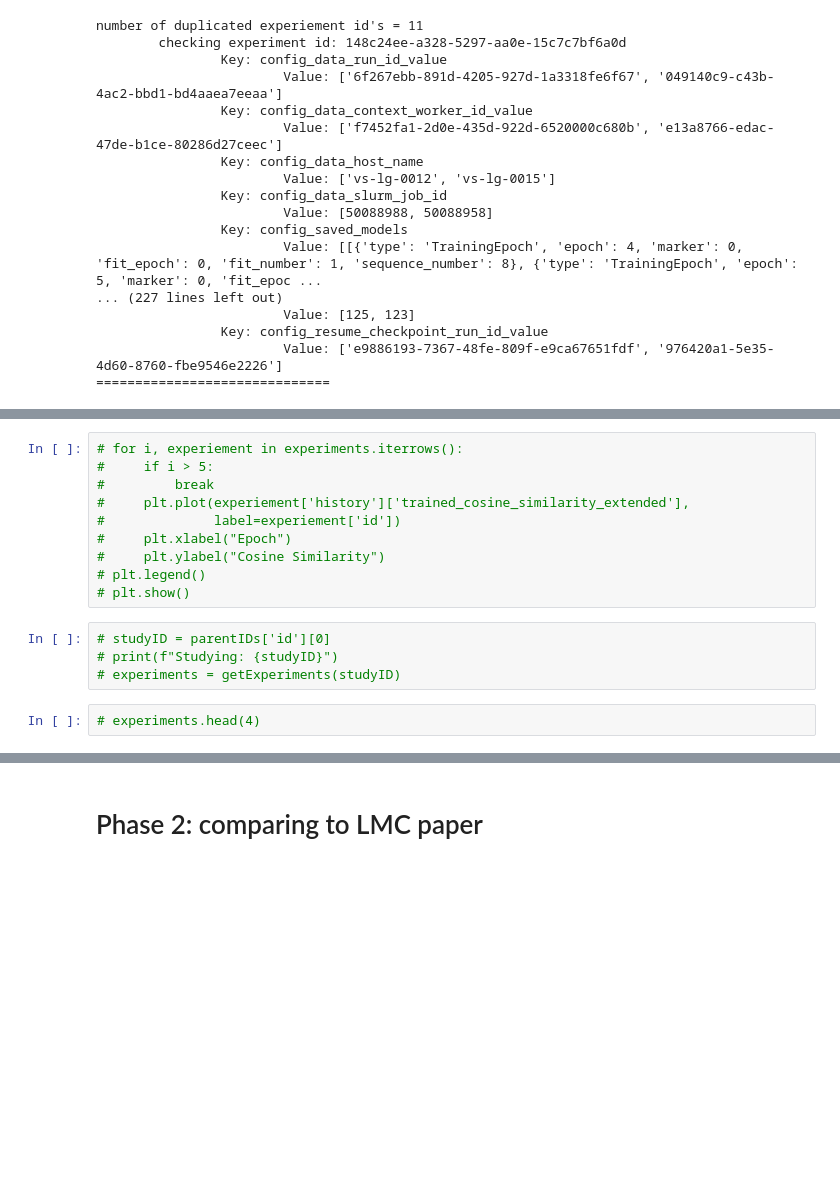
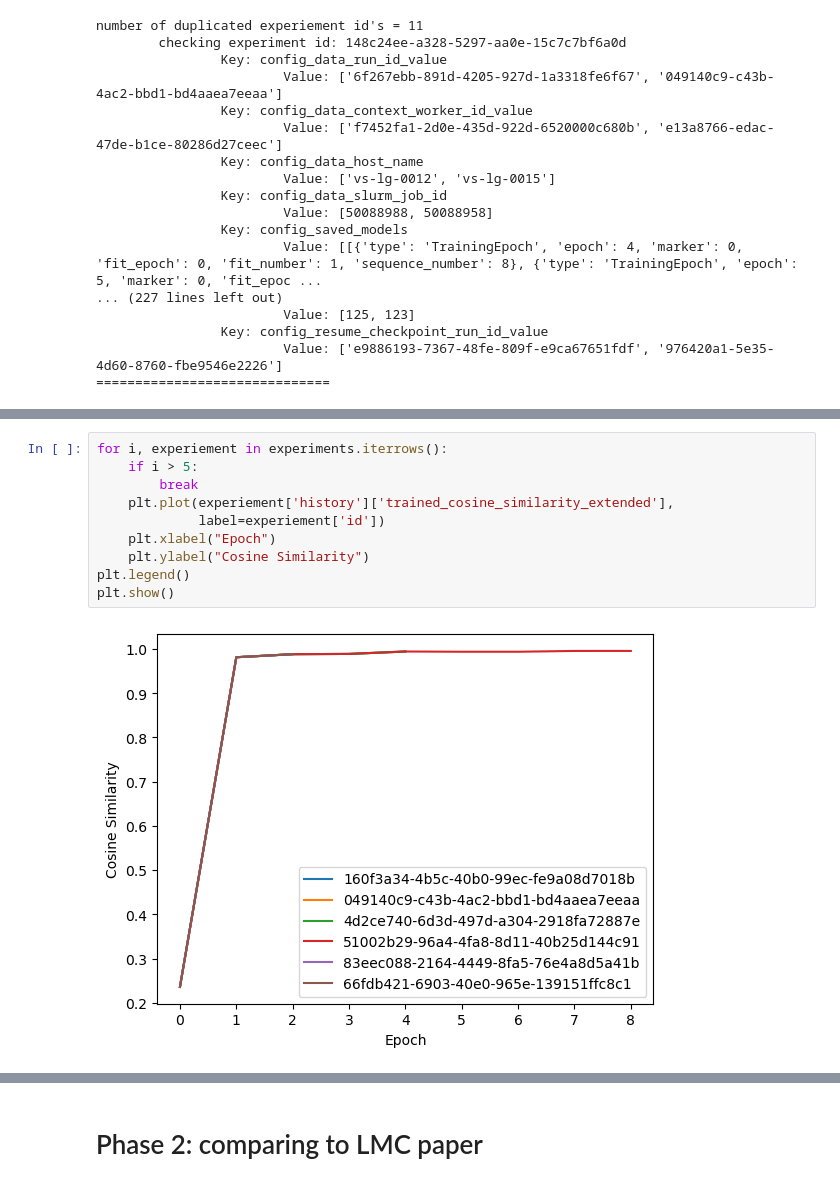
Before and after one commit to NREL/BUTTER-Empirical-Deep-Learning-Experimental-Framework, a Jupyter notebook: example/study.ipynb, the cells around one changed output, grey strips where cells are left out. Cells and saved outputs as stored; diff of their text form; blank space fills up the shorter version.

```diff
--- a/example/study.ipynb
+++ b/example/study.ipynb
@@ -298,17 +347,13 @@ number of duplicated experiement id's = 11
 # %%
-# for i, experiement in experiments.iterrows():
-#     if i > 5:
-#         break
-#     plt.plot(experiement['history']['trained_cosine_similarity_extended'],
-#              label=experiement['id'])
-#     plt.xlabel("Epoch")
-#     plt.ylabel("Cosine Similarity")
-# plt.legend()
-# plt.show()
+for i, experiement in experiments.iterrows():
+    if i > 5:
+        break
+    plt.plot(experiement['history']['trained_cosine_similarity_extended'],
+             label=experiement['id'])
+    plt.xlabel("Epoch")
+    plt.ylabel("Cosine Similarity")
+plt.legend()
+plt.show()
+# %% [output]
+[figure, added]
-# %%
-# studyID = parentIDs['id'][0]
-# print(f"Studying: {studyID}")
-# experiments = getExperiments(studyID)
-# %%
-# experiments.head(4)
 # %%
```
Also changed, not shown: parts of 19 cells of this notebook.
